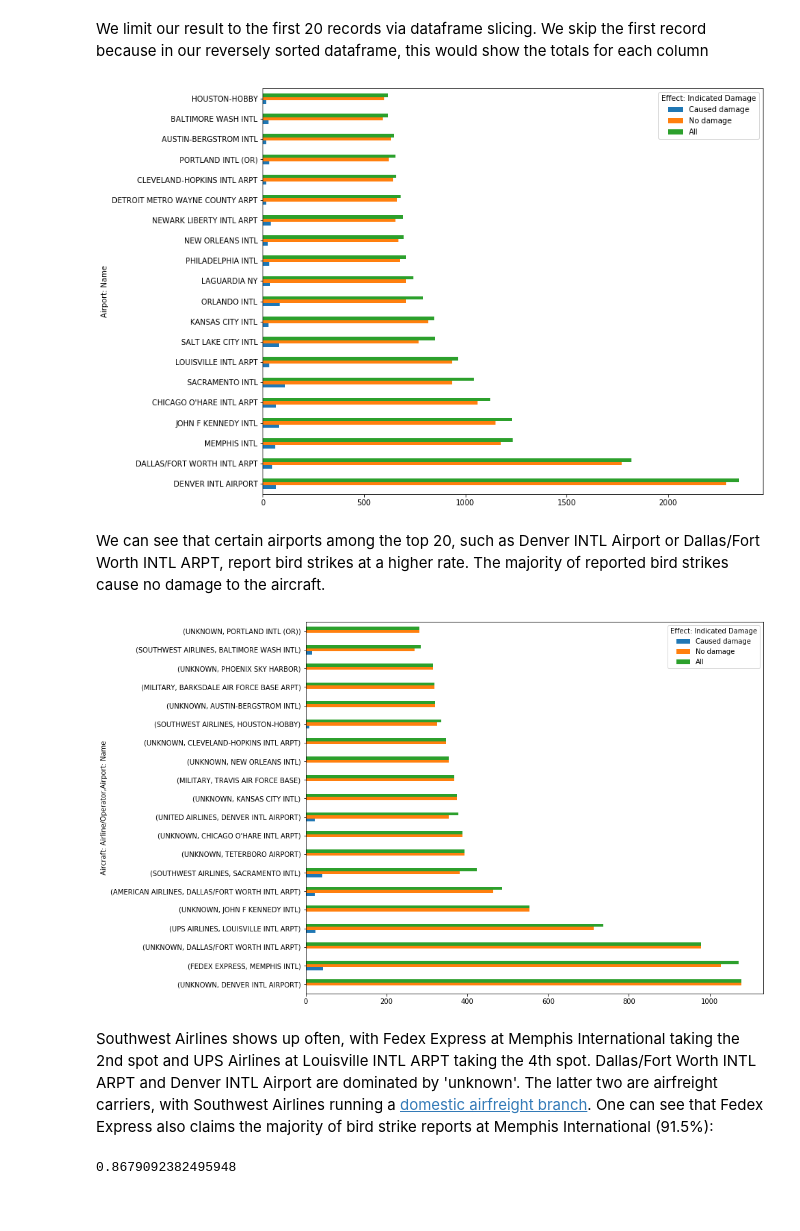
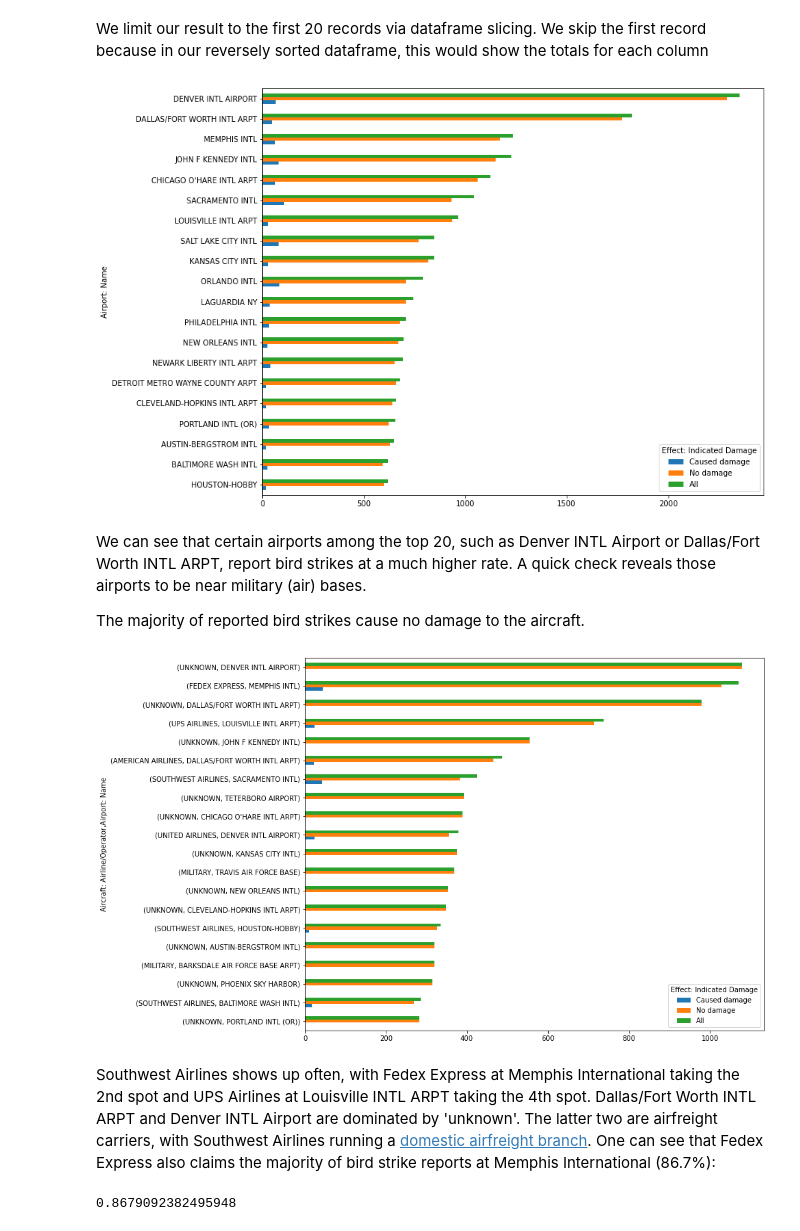
Before and after one commit to mikhas/sully, a Jupyter notebook: 00_eda.ipynb, the cells around one changed output. Drawn from its saved outputs; the diff is of its cells as text; code cells hidden in the pictures.

```diff
--- a/00_eda.ipynb
+++ b/00_eda.ipynb
@@ -248,18 +312,20 @@ data_ct.sort_values(by='All', ascending=False)[1:].head(5)
 # %% [markdown]
 We limit our result to the first 20 records via dataframe slicing. We skip the first record because in our reversely sorted dataframe, this would show the totals for each column
 # %%
-data_ct.sort_values(by='All', ascending=False)[1:21].plot.barh(figsize=(12,10));
+data_ct.sort_values(by='All', ascending=True)[-21:-1].plot.barh(figsize=(12,10));
 # %% [output]
-[figure, old version]
+[figure, new version]
 # %% [markdown]
-We can see that certain airports among the top 20, such as Denver INTL Airport or Dallas/Fort Worth INTL ARPT, report bird strikes at a higher rate. The majority of reported bird strikes cause no damage to the aircraft.
+We can see that certain airports among the top 20, such as Denver INTL Airport or Dallas/Fort Worth INTL ARPT, report bird strikes at a much higher rate. A quick check reveals those airports to be near military (air) bases.
+
+The majority of reported bird strikes cause no damage to the aircraft.
 # %%
 data_op_ct = pd.crosstab([data['Aircraft: Airline/Operator'], data['Airport: Name']], data['Effect: Indicated Damage'], margins=True)
-data_op_ct.sort_values(by='All', ascending=False)[1:21].plot.barh(figsize=(12,10));
+data_op_ct.sort_values(by='All', ascending=True)[-21:-1].plot.barh(figsize=(12,10));
 # %% [output]
-[figure, old version]
+[figure, new version]
 # %% [markdown]
-Southwest Airlines shows up often, with Fedex Express at Memphis International taking the 2nd spot and UPS Airlines at Louisville INTL ARPT taking the 4th spot. Dallas/Fort Worth INTL ARPT and Denver INTL Airport are dominated by 'unknown'. The latter two are airfreight carriers, with Southwest Airlines running a [domestic airfreight branch](https://www.swacargo.com/). One can see that Fedex Express also claims the majority of bird strike reports at Memphis International (91.5%):
+Southwest Airlines shows up often, with Fedex Express at Memphis International taking the 2nd spot and UPS Airlines at Louisville INTL ARPT taking the 4th spot. Dallas/Fort Worth INTL ARPT and Denver INTL Airport are dominated by 'unknown'. The latter two are airfreight carriers, with Southwest Airlines running a [domestic airfreight branch](https://www.swacargo.com/). One can see that Fedex Express also claims the majority of bird strike reports at Memphis International (86.7%):
 # %%
 data_op_ct.loc['FEDEX EXPRESS', 'MEMPHIS INTL']['All'] / data_ct.loc['MEMPHIS INTL']['All']
 # %% [output]
```
Also changed, not shown: parts of 43 cells of this notebook, 3 other files.
